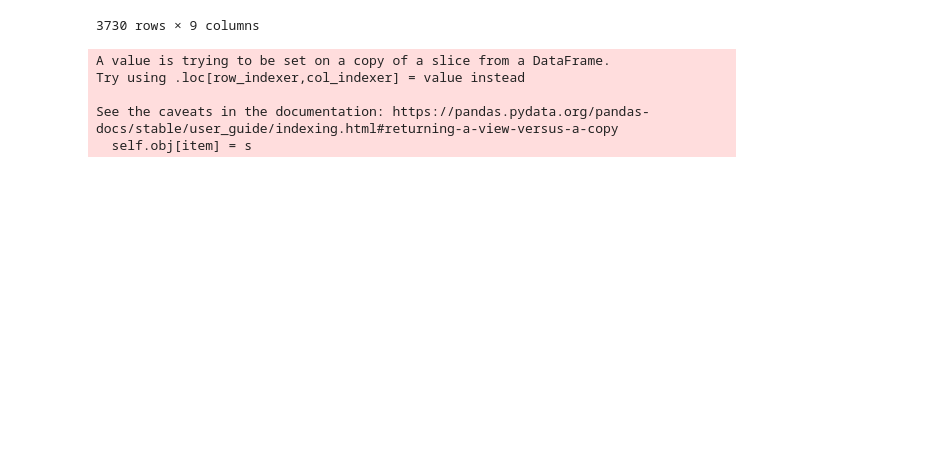
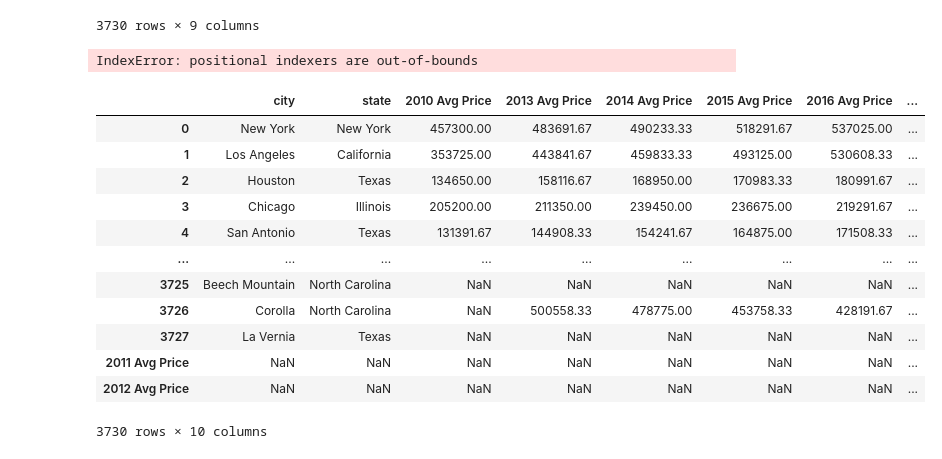
Before and after one commit to phil-wew/ETL_group_project, a Jupyter notebook: Cleaning_data.ipynb, the cells around one changed output. Drawn from its saved outputs; the diff is of its cells as text; code cells hidden in the pictures; blank space fills up the shorter version.

```diff
--- a/Cleaning_data.ipynb
+++ b/Cleaning_data.ipynb
@@ -370,10 +370,36 @@ master_avg
 master_avg
 
 
-master_avg.to_csv(r'avg_prices.csv')
+master_avg
+
+
+
+avgs = master_avg.rename(columns={"RegionName":"city", "StateName":"state"})
+avgs.head()
+
+
+rounded_avg = avgs.round(decimals = 2)
 # %% [output]
-A value is trying to be set on a copy of a slice from a DataFrame.
-Try using .loc[row_indexer,col_indexer] = value instead
-
-See the caveats in the documentation: https://pandas.pydata.org/pandas-docs/stable/user_guide/indexing.html#returning-a-view-versus-a-copy
-  self.obj[item] = s
+IndexError: positional indexers are out-of-bounds
+# %%
+avgs = master_avg.rename(columns={"RegionName":"city", "StateName":"state"})
+avgs.head()
+
+
+rounded_avg = avgs.round(decimals = 2)
+
+rounded_avg
+# %% [output]
+|  | city | state | 2010 Avg Price | 2013 Avg Price | 2014 Avg Price | 2015 Avg Price | 2016 Avg Price | ... |
+| 0 | New York | New York | 457300.00 | 483691.67 | 490233.33 | 518291.67 | 537025.00 | ... |
+| 1 | Los Angeles | California | 353725.00 | 443841.67 | 459833.33 | 493125.00 | 530608.33 | ... |
+| 2 | Houston | Texas | 134650.00 | 158116.67 | 168950.00 | 170983.33 | 180991.67 | ... |
+| 3 | Chicago | Illinois | 205200.00 | 211350.00 | 239450.00 | 236675.00 | 219291.67 | ... |
+| 4 | San Antonio | Texas | 131391.67 | 144908.33 | 154241.67 | 164875.00 | 171508.33 | ... |
+| ... | ... | ... | ... | ... | ... | ... | ... | ... |
+| 3725 | Beech Mountain | North Carolina | NaN | NaN | NaN | NaN | NaN | ... |
+| 3726 | Corolla | North Carolina | NaN | 500558.33 | 478775.00 | 453758.33 | 428191.67 | ... |
+| 3727 | La Vernia | Texas | NaN | NaN | NaN | NaN | NaN | ... |
+| 2011 Avg Price | NaN | NaN | NaN | NaN | NaN | NaN | NaN | ... |
+| 2012 Avg Price | NaN | NaN | NaN | NaN | NaN | NaN | NaN | ... |
+3730 rows × 10 columns
```
Also changed, not shown: parts of 2 cells of this notebook, 3 other files.
